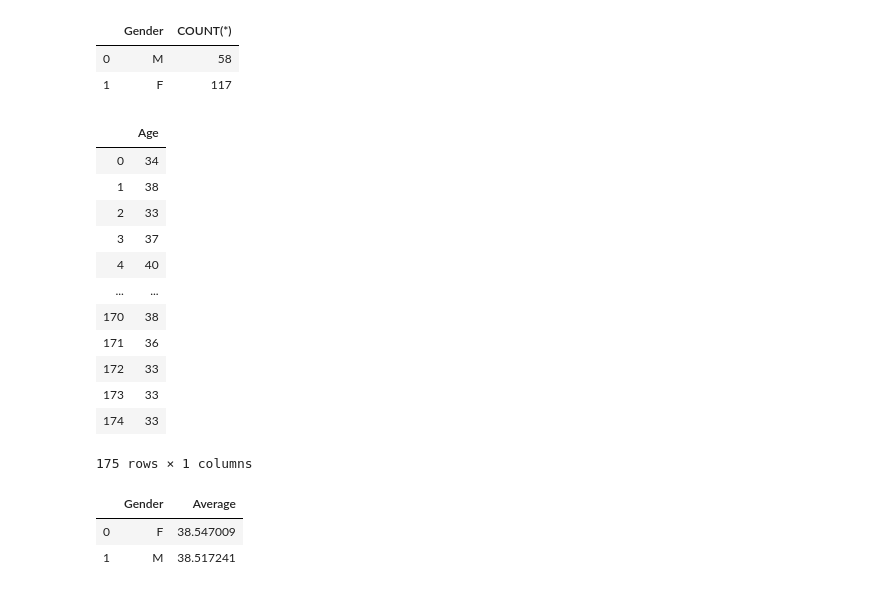
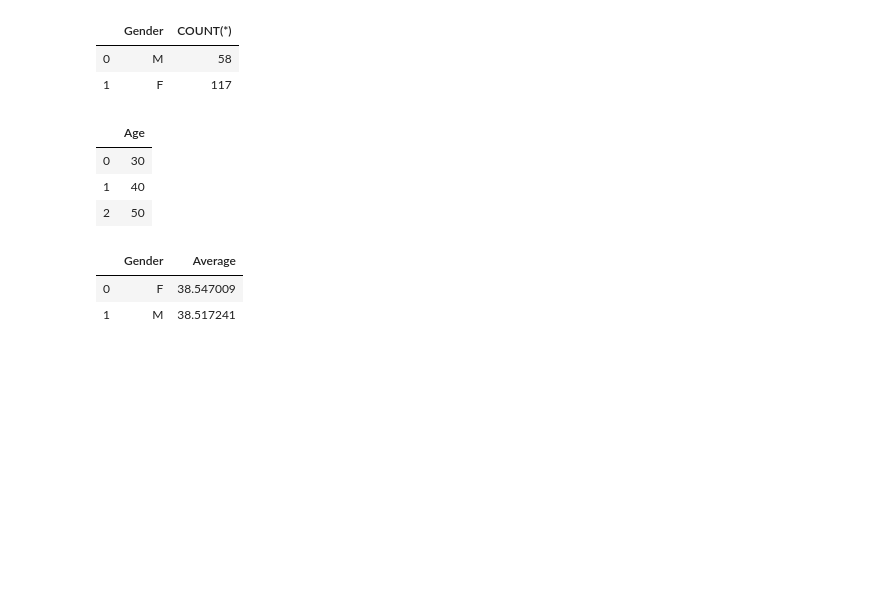
Before and after one commit to purumaster/LAESLData, a Jupyter notebook: LAESLData.ipynb, the cells around one changed output. Cells and saved outputs as stored; diff of their text form; code cells hidden in the pictures; blank space fills up the shorter version.

```diff
--- a/LAESLData.ipynb
+++ b/LAESLData.ipynb
@@ -191,28 +191,22 @@ df4
 # %%
 # Student's ages.
 query = '''
 SELECT DATE('now') - BirthYear
 AS Age
 FROM LAESL
+WHERE
+    Age = 10 OR Age = 20 OR Age = 30 OR Age = 40 OR Age = 50
+GROUP BY Age
 ;
 
 '''
 
 run_query(query)
 # %% [output]
 |  | Age |
-| 0 | 34 |
-| 1 | 38 |
-| 2 | 33 |
-| 3 | 37 |
-| 4 | 40 |
-| ... | ... |
-| 170 | 38 |
-| 171 | 36 |
-| 172 | 33 |
-| 173 | 33 |
-| 174 | 33 |
+| 0 | 30 |
+| 1 | 40 |
+| 2 | 50 |
-175 rows × 1 columns
 # %%
 # Average of student's age.
 query = '''
```
Also changed, not shown: parts of 1 cell of this notebook, 1 other file.
